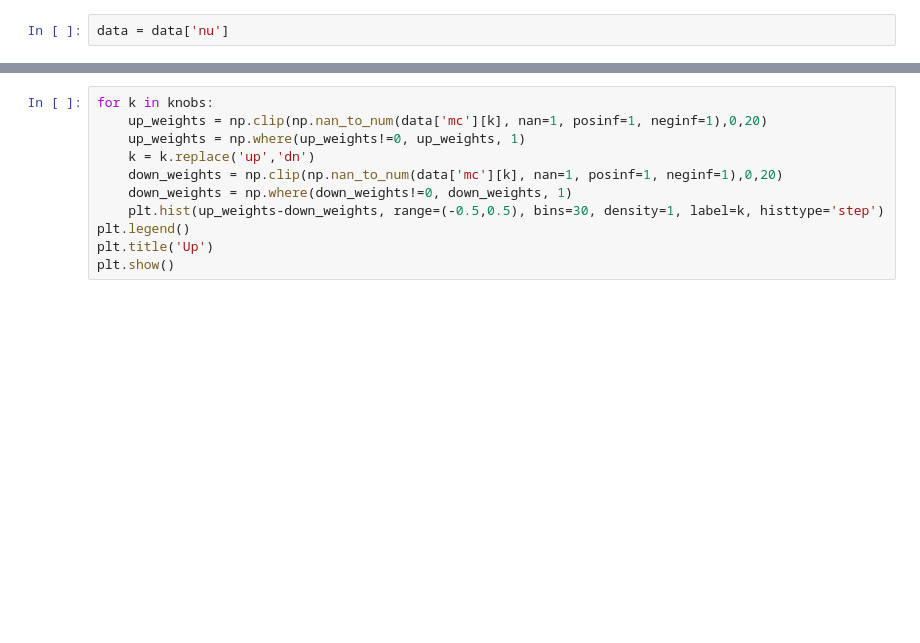
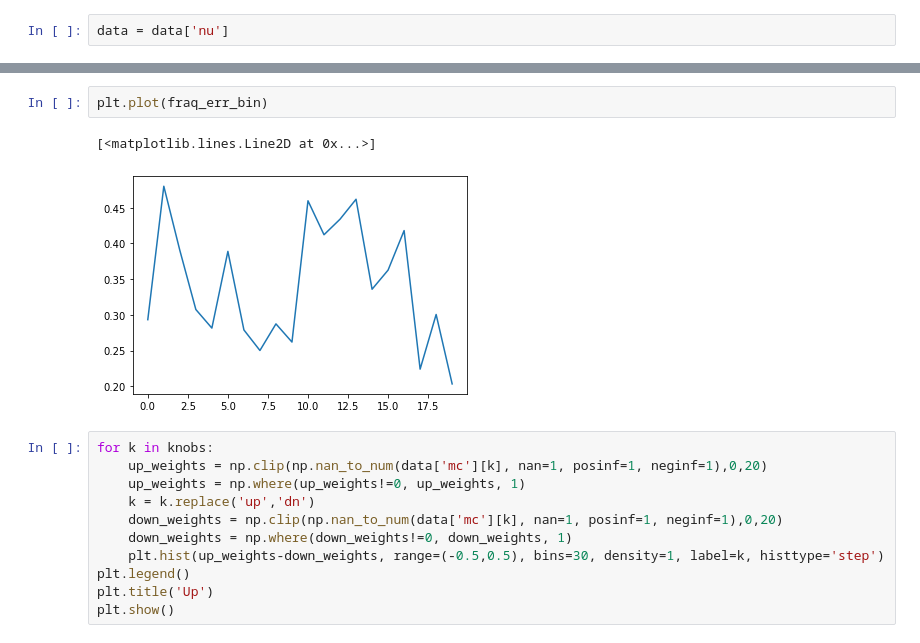
Before and after one commit to Wouter-VDP/nuecc_python, a Jupyter notebook: NuePlots_DetSys.ipynb, the cells around one changed output, grey strips where cells are left out. Cells and saved outputs as stored; diff of their text form; blank space fills up the shorter version.

```diff
--- a/NuePlots_DetSys.ipynb
+++ b/NuePlots_DetSys.ipynb
@@ -85,3 +133,8 @@ time passed: 42.0s.
+# %%
+plt.plot(fraq_err_bin)
+# %% [output]
+[<matplotlib.lines.Line2D at 0x...>]
+[figure, added]
 # %%
 for k in knobs:
     up_weights = np.clip(np.nan_to_num(data['mc'][k], nan=1, posinf=1, neginf=1),0,20)
```
Also changed, not shown: parts of 12 cells of this notebook, 39 other files.
